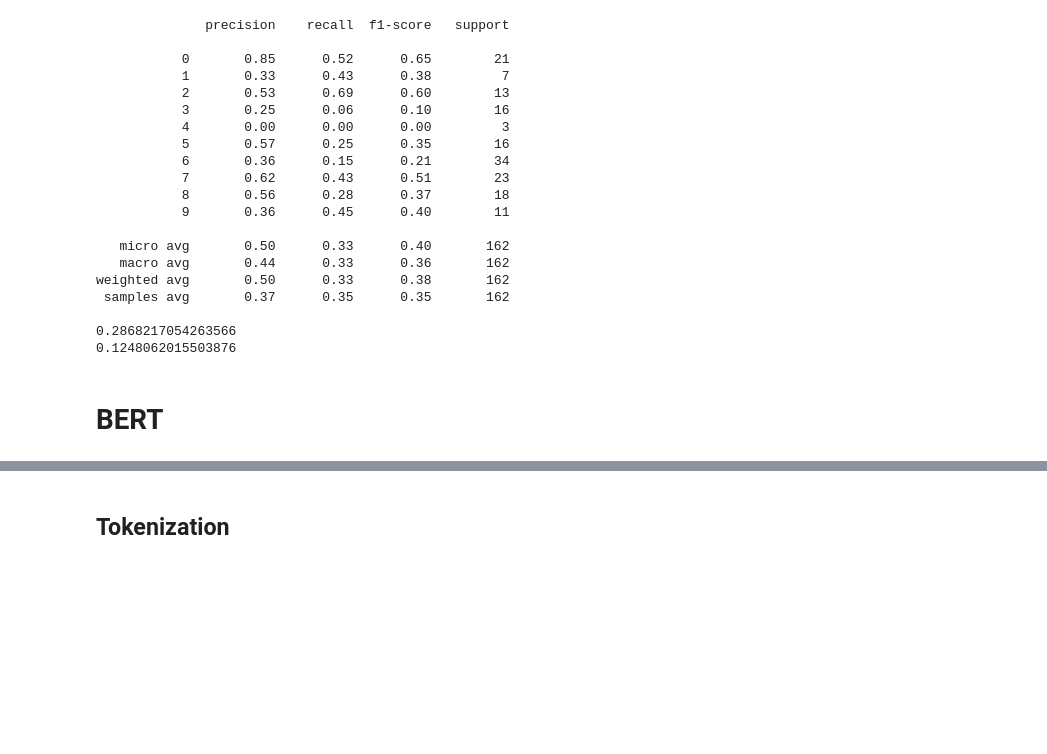
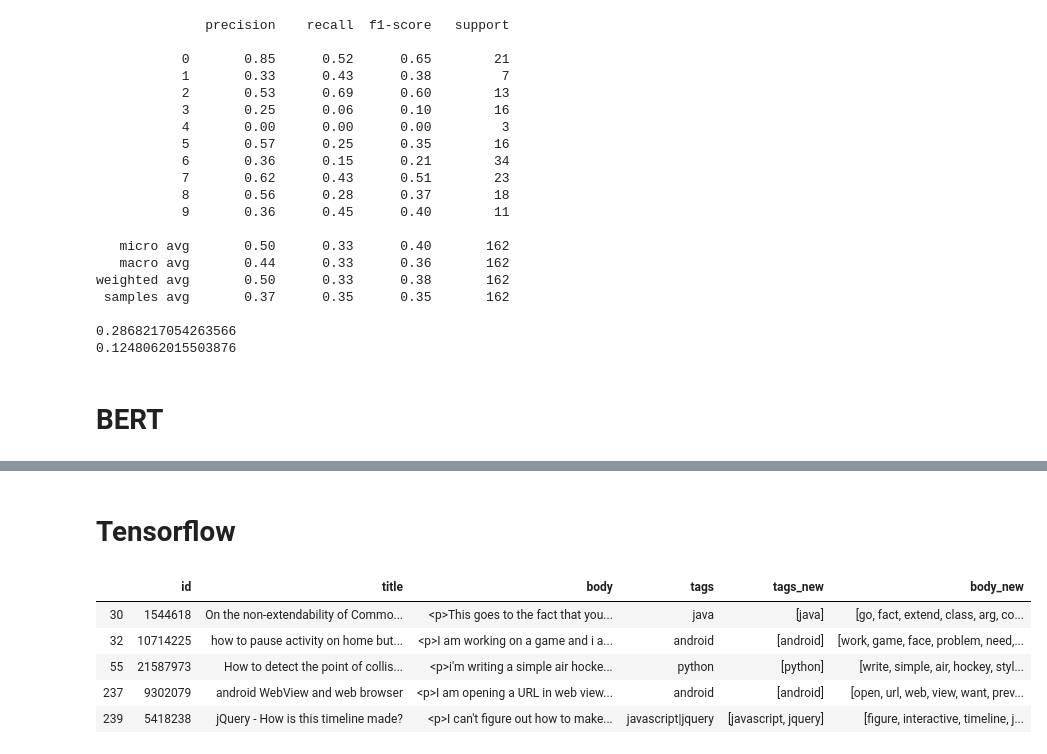
Before and after one commit to tarrade/proj_NLP_text_classification_with_GCP, a Jupyter notebook: notebook/Raphael/06-model-exploration.ipynb, the cells around one changed output, grey strips where cells are left out. Saved outputs shown, nothing was run; the diff lists cells and outputs as text; code cells hidden in the pictures; blank space fills up the shorter version.

```diff
--- a/notebook/Raphael/06-model-exploration.ipynb
+++ b/notebook/Raphael/06-model-exploration.ipynb
@@ -345,4 +354,13 @@ BERT_VOCAB = 'data/uncased-l12-h768-a12/vocab.txt'
 BERT_INIT_CHKPNT = 'data/uncased-l12-h768-a12/bert_model.ckpt'
 BERT_CONFIG = 'data/uncased-l12-h768-a12/bert_config.json'
 # %% [markdown]
-## Tokenization
+# Tensorflow
+# %%
+df_subset.head()
+# %% [output]
+|  | id | title | body | tags | tags_new | body_new |
+| 30 | 1544618 | On the non-extendability of Commo... | <p>This goes to the fact that you... | java | [java] | [go, fact, extend, class, arg, co... |
+| 32 | 10714225 | how to pause activity on home but... | <p>I am working on a game and i a... | android | [android] | [work, game, face, problem, need,... |
+| 55 | 21587973 | How to detect the point of collis... | <p>i'm writing a simple air hocke... | python | [python] | [write, simple, air, hockey, styl... |
+| 237 | 9302079 | android WebView and web browser | <p>I am opening a URL in web view... | android | [android] | [open, url, web, view, want, prev... |
+| 239 | 5418238 | jQuery - How is this timeline made? | <p>I can't figure out how to make... | javascript|jquery | [javascript, jquery] | [figure, interactive, timeline, j... |
```
Also changed, not shown: parts of 11 cells of this notebook.
